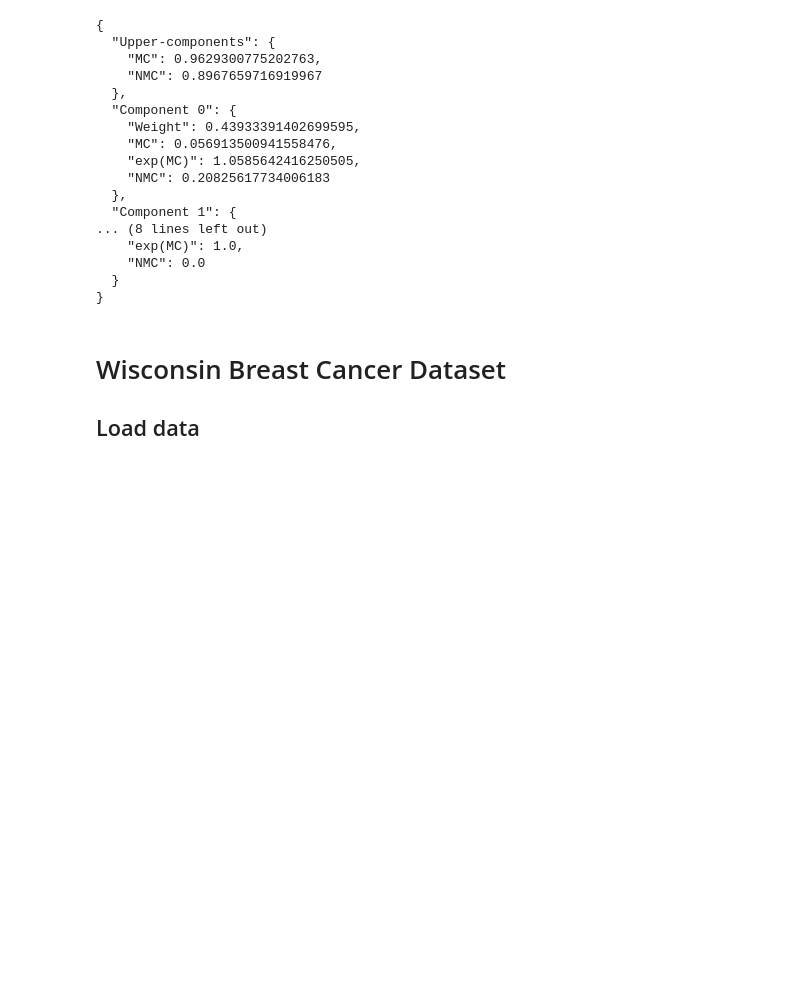
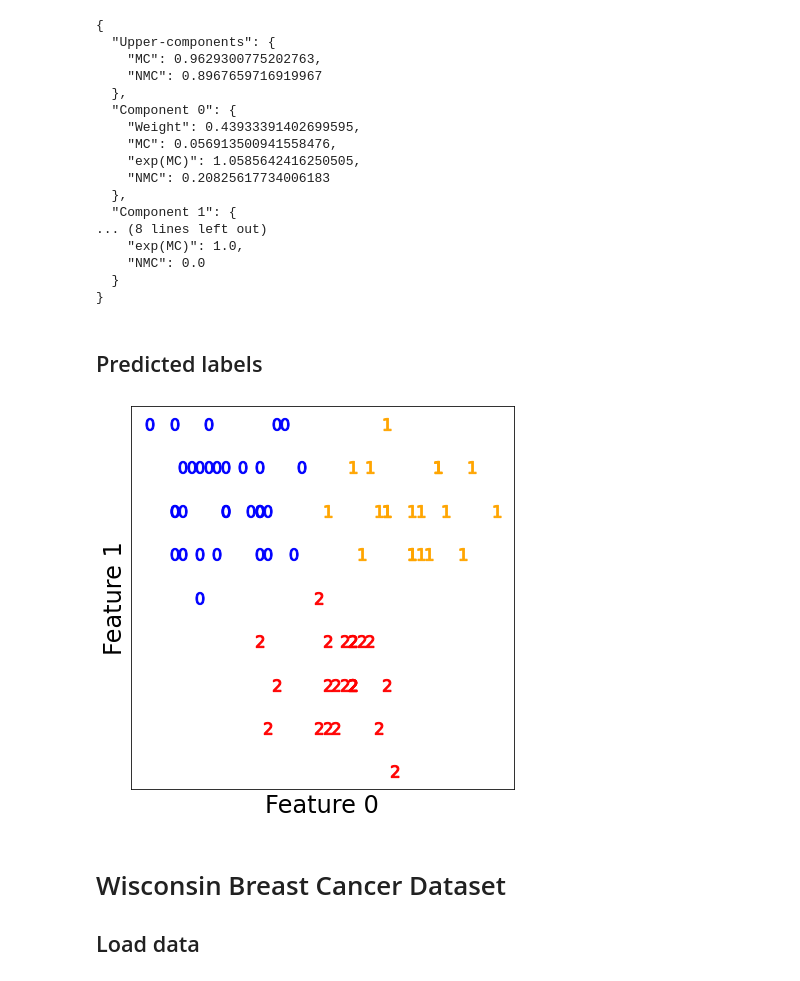
Before and after one commit to ShunkiKyoya/summarize_cluster_overlap, a Jupyter notebook: jupyter/clustering_summarization.ipynb, the cells around one changed output. Drawn from its saved outputs; the diff is of its cells as text; code cells hidden in the pictures; blank space fills up the shorter version.

Commit message:
modify clustering_summarization: cluster label

```diff
--- a/jupyter/clustering_summarization.ipynb
+++ b/jupyter/clustering_summarization.ipynb
@@ -49,6 +52,24 @@ print(dumps(summary, indent=2))
     "NMC": 0.0
   }
 }
+# %% [markdown]
+## Predicted labels
+# %%
+Z_pred = np.argmax(algorithm.prob_merged(prob_0, algorithm.K_nmc_), axis=1)
+# %%
+fig, ax = plt.subplots(figsize=(6, 6))
+color_list = ['blue', 'orange', 'red']
+for k in range(3):
+    X_k = X[Z_pred == k]
+    ax.scatter(X_k[:, 0], X_k[:, 1], s=150, color=color_list[k], marker='${}$'.format(k), zorder=-k)
+ax.set_xticks([])
+ax.set_yticks([])
+ax.set_xlabel('Feature 0', fontsize=24)
+ax.set_ylabel('Feature 1', fontsize=24)
+
+plt.tight_layout()
+# %% [output]
+[figure, added]
 # %% [markdown]
 # Wisconsin Breast Cancer Dataset
 
```
Also changed, not shown: parts of 6 cells of this notebook.
